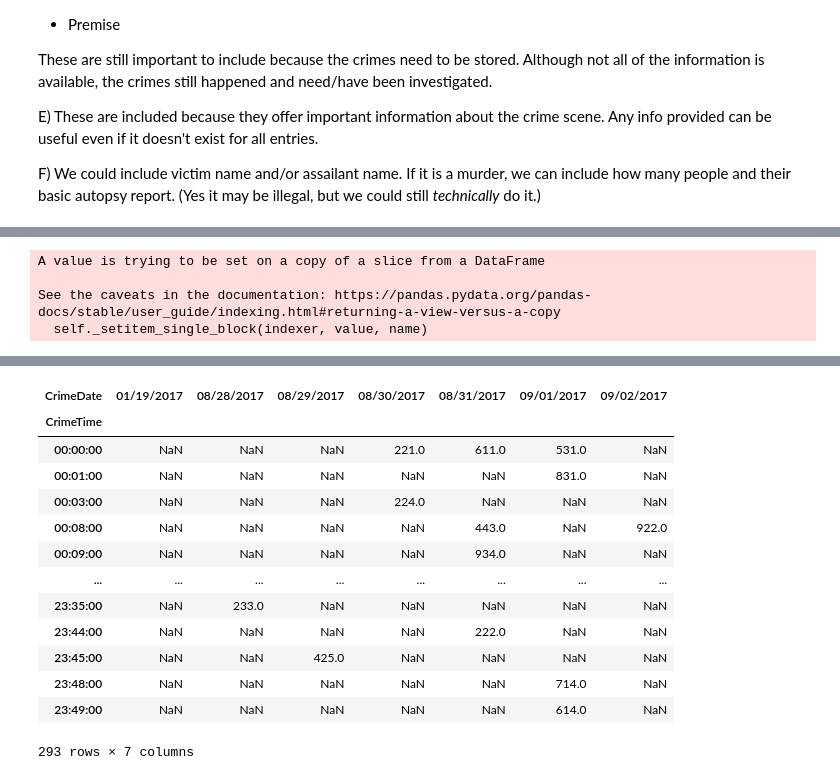
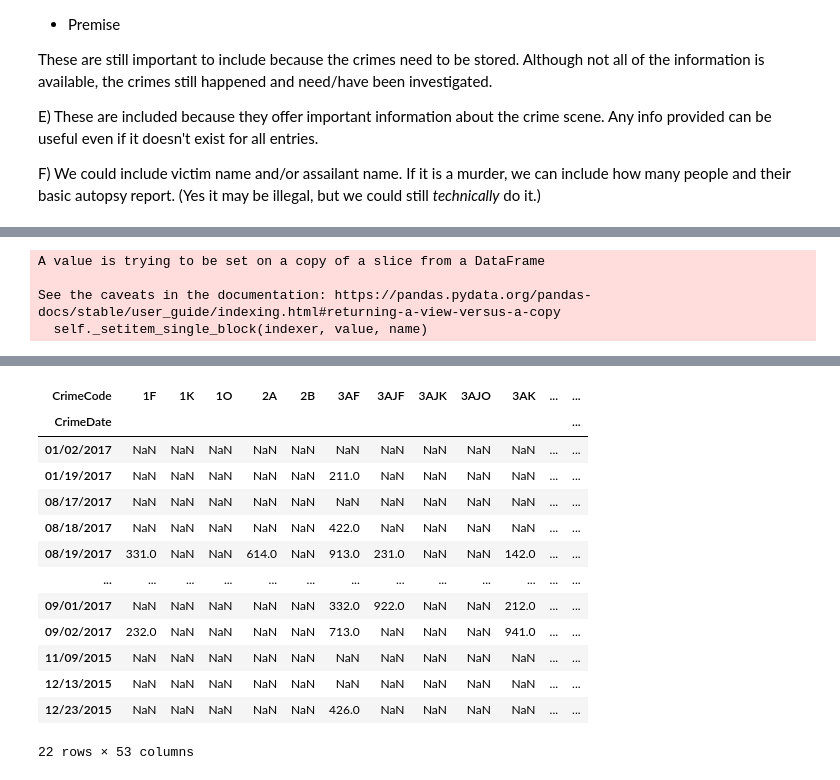
Before and after one commit to samdish7/COSC311, a Jupyter notebook: Projects/Project1/Crime.ipynb, the cells around one changed output, grey strips where cells are left out. Drawn from its saved outputs; the diff is of its cells as text; code cells hidden in the pictures.

```diff
--- a/Projects/Project1/Crime.ipynb
+++ b/Projects/Project1/Crime.ipynb
@@ -88,7 +89,7 @@ c = 0
 crime_loc = p.DataFrame()
 
 #get unique values of crime date/time
-crime_loc = crime[['CrimeTime','CrimeDate']].drop_duplicates()
+crime_loc = crime[['CrimeDate','CrimeCode']].drop_duplicates()
 crime_loc['Post'] = 0.0
 crime_loc = crime_loc.reset_index()
 #print(crime_loc)
@@ -99,11 +100,11 @@ print(crime_head)
 
 # get values to pivot
 for i in range(0,len(crime_head)):
-    for j in range(i,900):
+    for j in range(i,2100):
         if(crime_head['index'].loc[i] == j):
             crime_head['Post'].loc[i] = crime['Post'].loc[j]
             break
 print(crime_head)
 
-crime_head.pivot(index = 'CrimeTime', columns = 'CrimeDate', values = 'Post').sort_values('CrimeTime')
+crime_head.pivot(index = 'CrimeDate', columns = 'CrimeCode', values = 'Post').sort_values('CrimeDate')
 # %% [output]
@@ -140,16 +141,16 @@ See the caveats in the documentation: https://pandas.pydata.org/pandas-docs/stab
 
 [450 rows x 4 columns]
-| CrimeDate | 01/19/2017 | 08/28/2017 | 08/29/2017 | 08/30/2017 | 08/31/2017 | 09/01/2017 | 09/02/2017 |
-| CrimeTime |  |  |  |  |  |  |  |
-| 00:00:00 | NaN | NaN | NaN | 221.0 | 611.0 | 531.0 | NaN |
-| 00:01:00 | NaN | NaN | NaN | NaN | NaN | 831.0 | NaN |
-| 00:03:00 | NaN | NaN | NaN | 224.0 | NaN | NaN | NaN |
-| 00:08:00 | NaN | NaN | NaN | NaN | 443.0 | NaN | 922.0 |
-| 00:09:00 | NaN | NaN | NaN | NaN | 934.0 | NaN | NaN |
-| ... | ... | ... | ... | ... | ... | ... | ... |
-| 23:35:00 | NaN | 233.0 | NaN | NaN | NaN | NaN | NaN |
-| 23:44:00 | NaN | NaN | NaN | NaN | 222.0 | NaN | NaN |
-| 23:45:00 | NaN | NaN | 425.0 | NaN | NaN | NaN | NaN |
-| 23:48:00 | NaN | NaN | NaN | NaN | NaN | 714.0 | NaN |
-| 23:49:00 | NaN | NaN | NaN | NaN | NaN | 614.0 | NaN |
+| CrimeCode | 1F | 1K | 1O | 2A | 2B | 3AF | 3AJF | 3AJK | 3AJO | 3AK | ... | ... |
+| CrimeDate |  |  |  |  |  |  |  |  |  |  |  | ... |
+| 01/02/2017 | NaN | NaN | NaN | NaN | NaN | NaN | NaN | NaN | NaN | NaN | ... | ... |
+| 01/19/2017 | NaN | NaN | NaN | NaN | NaN | 211.0 | NaN | NaN | NaN | NaN | ... | ... |
+| 08/17/2017 | NaN | NaN | NaN | NaN | NaN | NaN | NaN | NaN | NaN | NaN | ... | ... |
+| 08/18/2017 | NaN | NaN | NaN | NaN | NaN | 422.0 | NaN | NaN | NaN | NaN | ... | ... |
+| 08/19/2017 | 331.0 | NaN | NaN | 614.0 | NaN | 913.0 | 231.0 | NaN | NaN | 142.0 | ... | ... |
+| ... | ... | ... | ... | ... | ... | ... | ... | ... | ... | ... | ... | ... |
+| 09/01/2017 | NaN | NaN | NaN | NaN | NaN | 332.0 | 922.0 | NaN | NaN | 212.0 | ... | ... |
+| 09/02/2017 | 232.0 | NaN | NaN | NaN | NaN | 713.0 | NaN | NaN | NaN | 941.0 | ... | ... |
+| 11/09/2015 | NaN | NaN | NaN | NaN | NaN | NaN | NaN | NaN | NaN | NaN | ... | ... |
+| 12/13/2015 | NaN | NaN | NaN | NaN | NaN | NaN | NaN | NaN | NaN | NaN | ... | ... |
+| 12/23/2015 | NaN | NaN | NaN | NaN | NaN | 426.0 | NaN | NaN | NaN | NaN | ... | ... |
-293 rows × 7 columns
+22 rows × 53 columns
```
Also changed, not shown: parts of 5 cells of this notebook, 1 other file.
